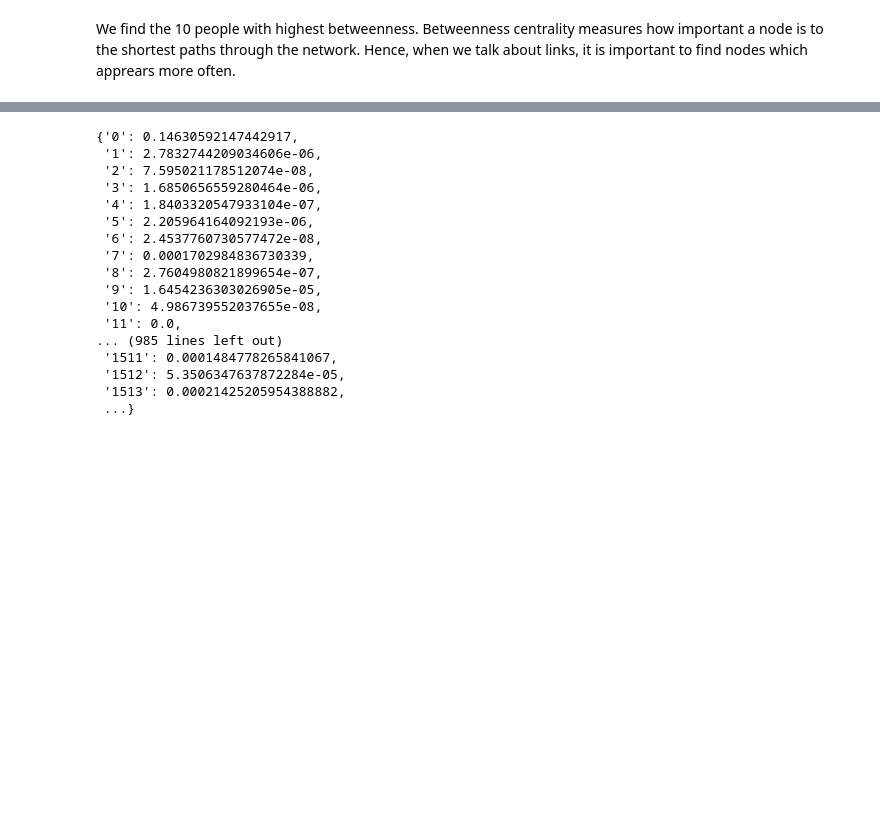
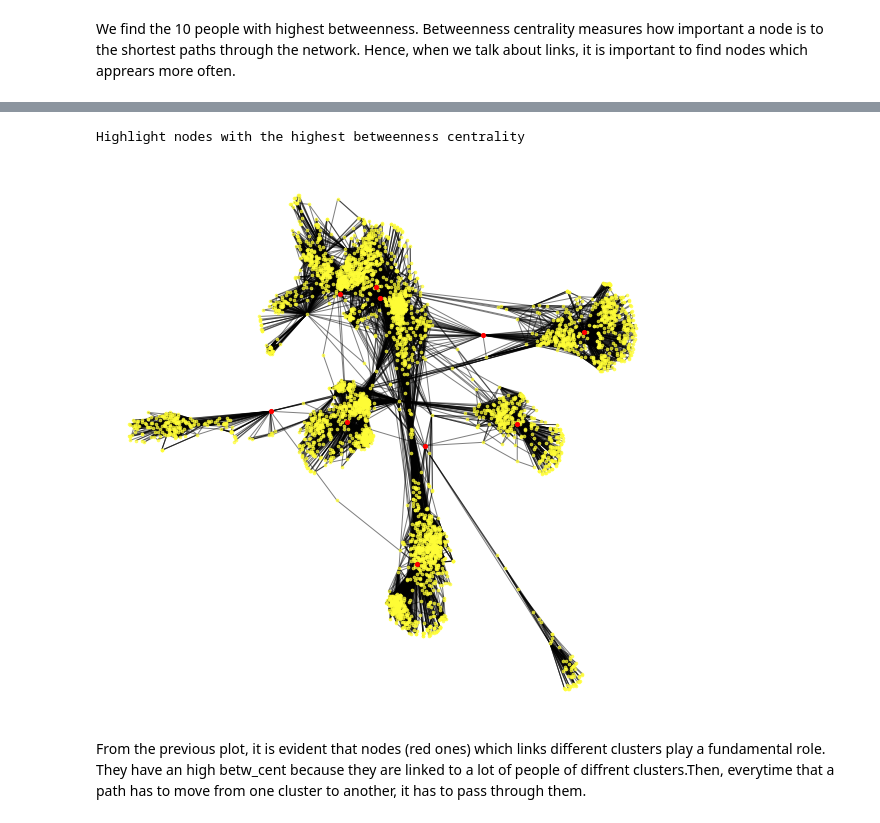
Before and after one commit to anitamezzetti/EPFL_Data_science_in_practice, a Jupyter notebook: Problem Set 3/ps3.ipynb, the cells around one changed output, grey strips where cells are left out. Drawn from its saved outputs; the diff is of its cells as text; code cells hidden in the pictures; blank space fills up the shorter version.

```diff
--- a/Problem Set 3/ps3.ipynb
+++ b/Problem Set 3/ps3.ipynb
@@ -135,12 +142,9 @@ betweenness = nx.betweenness_centrality(G) # compute the shortest-path betweenne
 # %% [markdown]
 We find the 10 people with highest betweenness. Betweenness centrality measures how important a node is to the shortest paths through the network. Hence, when we talk about links, it is important to find nodes which apprears more often.
 # %%
-btw = [val for (node, val) in betweenness] #only the values
-nodes = [node for (node, val) in betweenness] #only the node
+high_btw = sorted(betweenness.items(), key=itemgetter(1), reverse=True)[:10]
 
-high_btw = [x for _,x in sorted(zip(btw,nodes), reverse=True)][0:10] # first ten nodes
-
-print("Nodes with highest BETWEENNESS CENTRALITY")
+print("Nodes with highest BETWEENNESS CENTRALITY:")
 for i in range(10):
-    print(f"Position #{i+1}: node {list(degree_most_connected)[i][0]}")
+    print(f"Position #{i+1}: node {high_btw[i][0]} with betw_cen {high_btw[i][1]}")
 # %% [output]
@@ -148,25 +162,10 @@ ValueError: not enough values to unpack (expected 2, got 1)
 # %%
 # PRINT
 
 print("Highlight nodes with the highest betweenness centrality")
-plot_network(G, position, nodes, high_btw, 'g', True)
+plot_network(G, position, nodes, np.array(high_btw)[:,0] , 'r', True, True)
+# %% [output]
+Highlight nodes with the highest betweenness centrality
+[figure, added]
-# %%
-betweenness
-# %% [output]
-{'0': 0.14630592147442917,
- '1': 2.7832744209034606e-06,
- '2': 7.595021178512074e-08,
- '3': 1.6850656559280464e-06,
- '4': 1.8403320547933104e-07,
- '5': 2.205964164092193e-06,
- '6': 2.4537760730577472e-08,
- '7': 0.0001702984836730339,
- '8': 2.7604980821899654e-07,
- '9': 1.6454236303026905e-05,
- '10': 4.986739552037655e-08,
- '11': 0.0,
-... (985 lines left out)
- '1511': 0.0001484778265841067,
- '1512': 5.3506347637872284e-05,
- '1513': 0.00021425205954388882,
- ...}
+# %% [markdown]
+From the previous plot, it is evident that nodes (red ones) which links different clusters play a fundamental role. They have an high betw_cent because they are linked to a lot of people of diffrent clusters.Then, everytime that a path has to move from one cluster to another, it has to pass through them.
```
Also changed, not shown: parts of 12 cells of this notebook.
